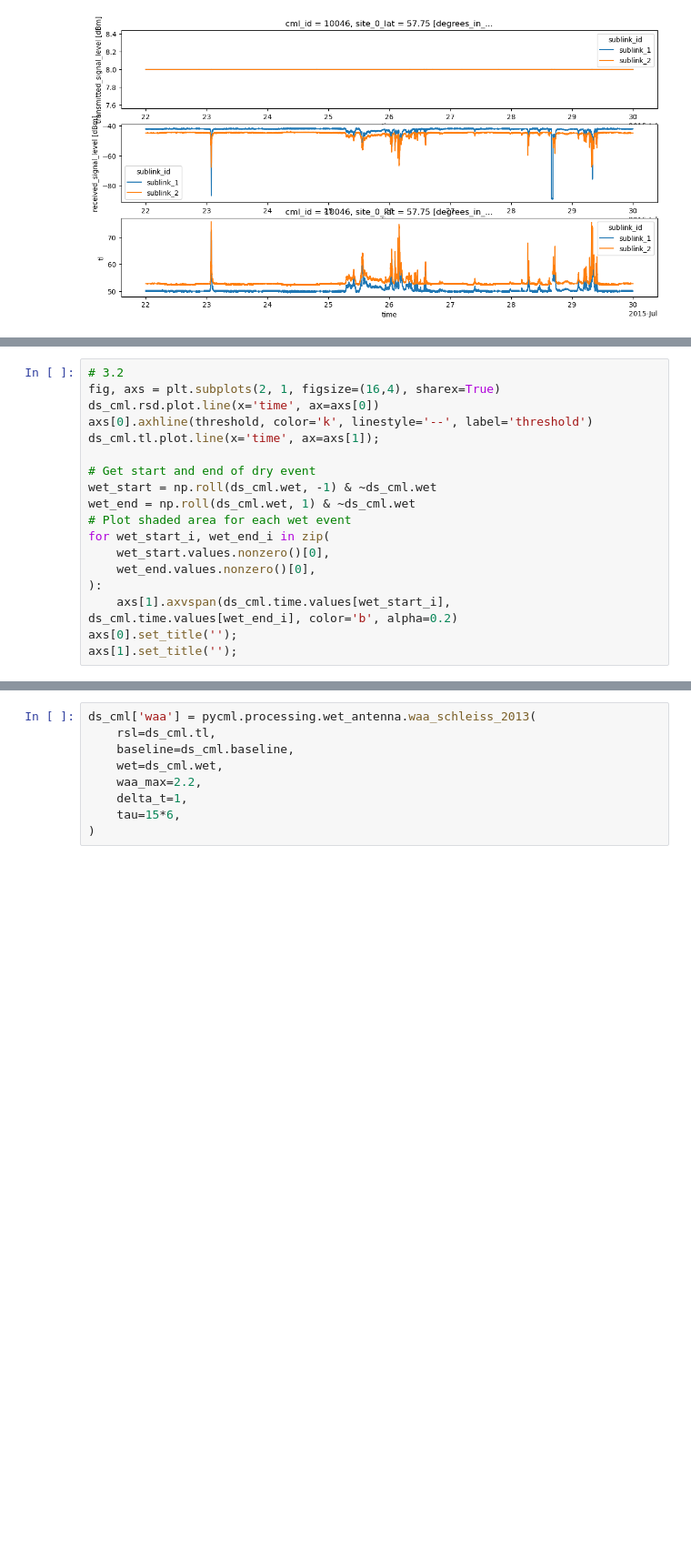
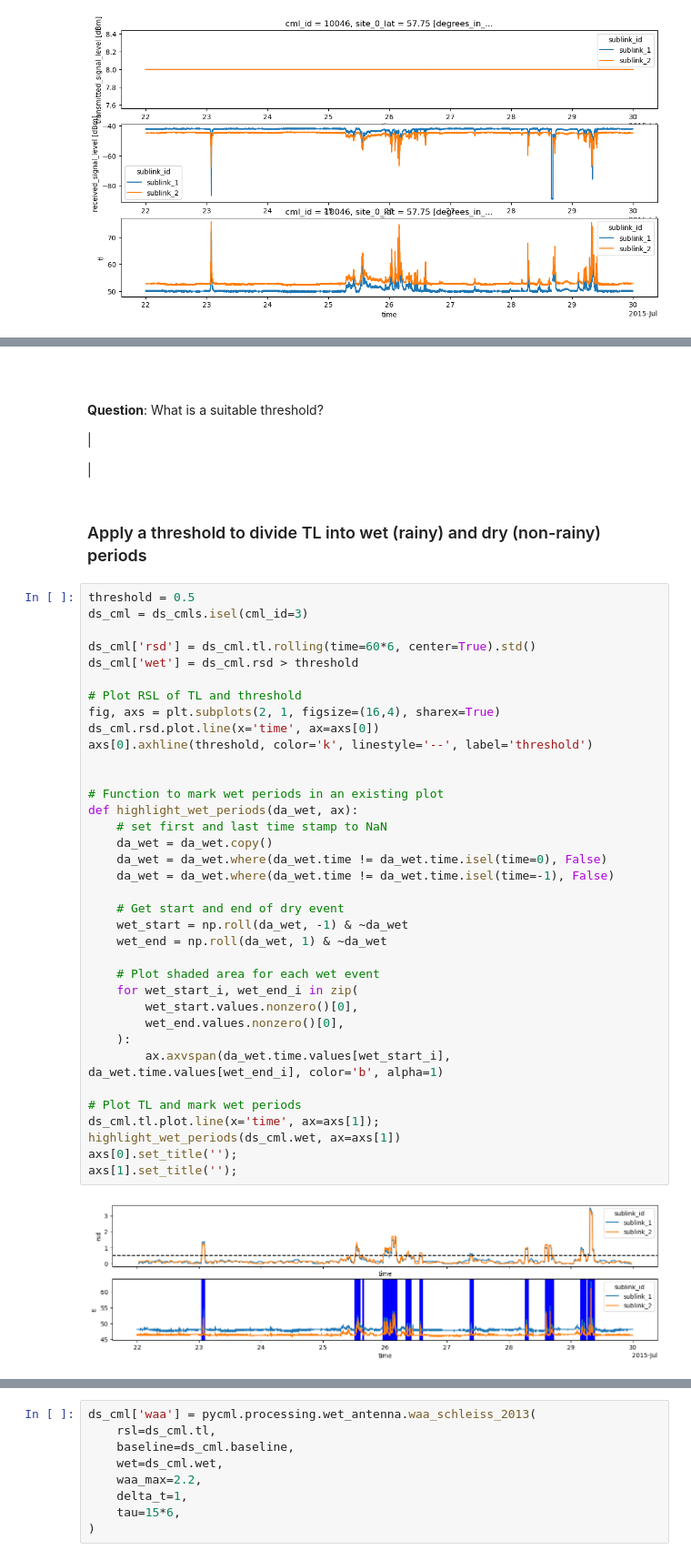
Before and after one commit to OpenSenseAction/PrePEP_short_course_OS, a Jupyter notebook: 2_cml_processing_timeseries.ipynb, the cells around one changed output, grey strips where cells are left out. Shown at 91% size. Cells and saved outputs as stored; diff of their text form; blank space fills up the shorter version.

```diff
--- a/2_cml_processing_timeseries.ipynb
+++ b/2_cml_processing_timeseries.ipynb
@@ -170,18 +155,0 @@ plt.tight_layout();
-# %%
-# 3.2
-fig, axs = plt.subplots(2, 1, figsize=(16,4), sharex=True)
-ds_cml.rsd.plot.line(x='time', ax=axs[0])
-axs[0].axhline(threshold, color='k', linestyle='--', label='threshold')
-ds_cml.tl.plot.line(x='time', ax=axs[1]);
-
-# Get start and end of dry event
-wet_start = np.roll(ds_cml.wet, -1) & ~ds_cml.wet
-wet_end = np.roll(ds_cml.wet, 1) & ~ds_cml.wet
-# Plot shaded area for each wet event
-for wet_start_i, wet_end_i in zip(
-    wet_start.values.nonzero()[0],
-    wet_end.values.nonzero()[0],
-):
-    axs[1].axvspan(ds_cml.time.values[wet_start_i], ds_cml.time.values[wet_end_i], color='b', alpha=0.2)
-axs[0].set_title('');
-axs[1].set_title('');
@@ -314,0 +173,49 @@ ax.set_title('');
+# %% [markdown]
+###
+# %% [markdown]
+**Question**: What is a suitable threshold?
+
+
+|
+
+|
+# %% [markdown]
+### Apply a threshold to divide TL into wet (rainy) and dry (non-rainy) periods
+# %%
+threshold = 0.5
+ds_cml = ds_cmls.isel(cml_id=3)
+
+ds_cml['rsd'] = ds_cml.tl.rolling(time=60*6, center=True).std()
+ds_cml['wet'] = ds_cml.rsd > threshold
+
+# Plot RSL of TL and threshold
+fig, axs = plt.subplots(2, 1, figsize=(16,4), sharex=True)
+ds_cml.rsd.plot.line(x='time', ax=axs[0])
+axs[0].axhline(threshold, color='k', linestyle='--', label='threshold')
+
+
+# Function to mark wet periods in an existing plot
+def highlight_wet_periods(da_wet, ax):
+    # set first and last time stamp to NaN
+    da_wet = da_wet.copy()
+    da_wet = da_wet.where(da_wet.time != da_wet.time.isel(time=0), False)
+    da_wet = da_wet.where(da_wet.time != da_wet.time.isel(time=-1), False)
+
+    # Get start and end of dry event
+    wet_start = np.roll(da_wet, -1) & ~da_wet
+    wet_end = np.roll(da_wet, 1) & ~da_wet
+
+    # Plot shaded area for each wet event
+    for wet_start_i, wet_end_i in zip(
+        wet_start.values.nonzero()[0],
+        wet_end.values.nonzero()[0],
+    ):
+        ax.axvspan(da_wet.time.values[wet_start_i], da_wet.time.values[wet_end_i], color='b', alpha=1)
+
+# Plot TL and mark wet periods
+ds_cml.tl.plot.line(x='time', ax=axs[1]);
+highlight_wet_periods(ds_cml.wet, ax=axs[1])
+axs[0].set_title('');
+axs[1].set_title('');
+# %% [output]
+[figure, added]
```
Also changed, not shown: parts of 67 cells of this notebook.
